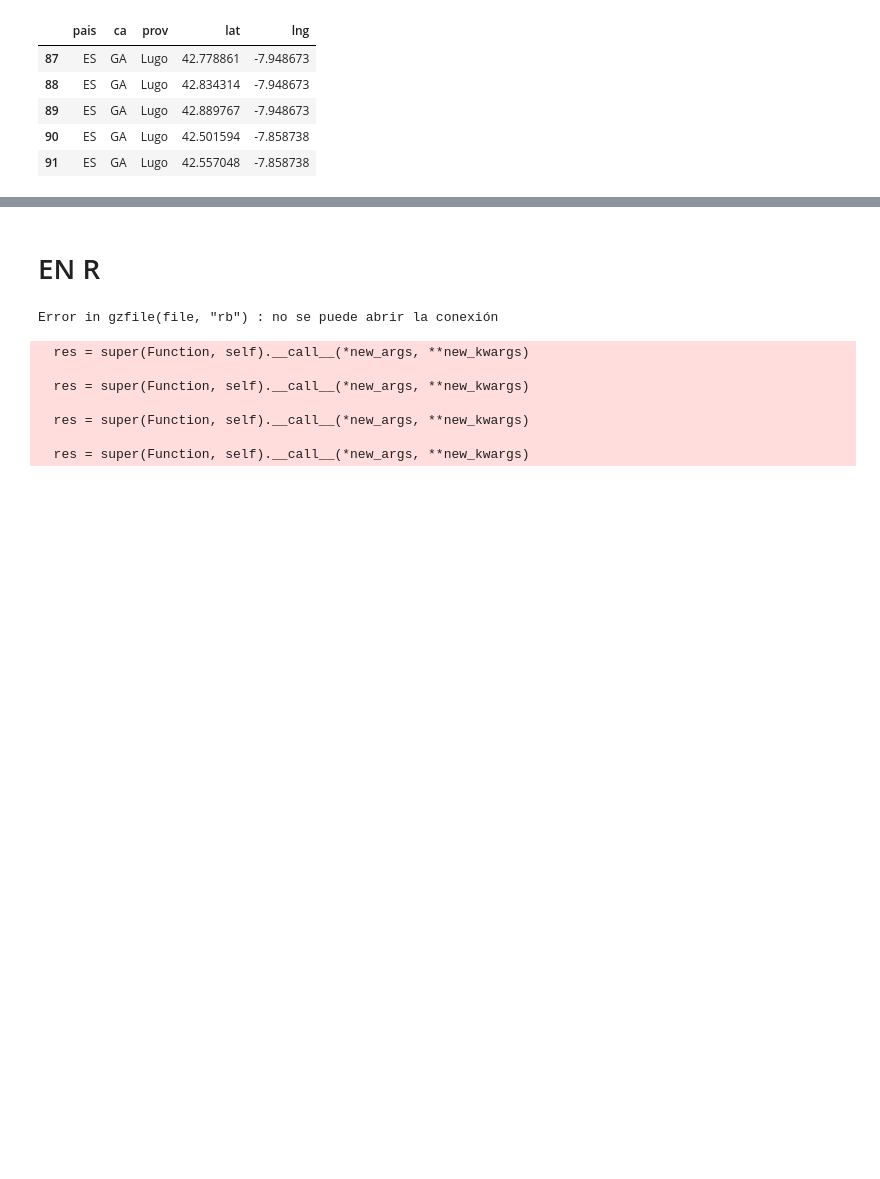
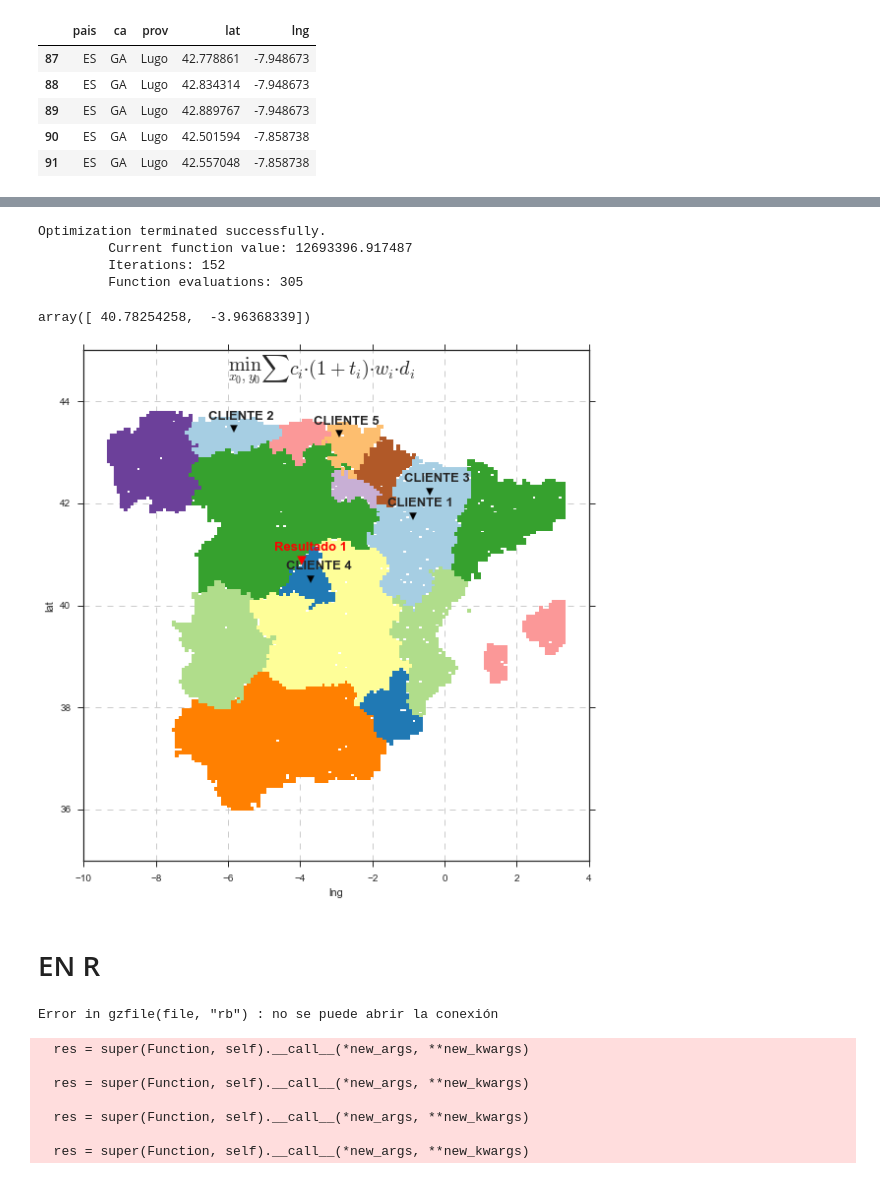
Before and after one commit to fagan2888/SIAD, a Jupyter notebook: Trabajo Grupo/mapa.ipynb, the cells around one changed output, grey strips where cells are left out. Saved outputs shown, nothing was run; the diff lists cells and outputs as text; code cells hidden in the pictures; blank space fills up the shorter version.

```diff
--- a/Trabajo Grupo/mapa.ipynb
+++ b/Trabajo Grupo/mapa.ipynb
@@ -447,3 +253,0 @@ len(ccaa)
-# %%
-for i,t in enumerate(ti):
-    print('%s t%s\t%s' % (ccaa[i], (i+1), t))
@@ -468,0 +254,2 @@ FALTAN DOS: CEUTA Y MELILLA
+# %%
+xys_ca = pd.read_csv(fca, index_col=0)
@@ -488,7 +323,79 @@ AL
 # %%
 def func_obj(xy0):
     'Función Obejtivo, xy0: Tupla, pares de coordenadas'
-    return sum(wi * ci * di(xy0))
+    return sum(wi * ci*(1+impuesto_ca(xy0)) * di(xy0))
+# %%
+res = fmin(func_obj, (40,-4))
+# %% [output]
+Optimization terminated successfully.
+         Current function value: 12693396.917487
+         Iterations: 152
+         Function evaluations: 305
+# %%
+res
+# %% [output]
+array([ 40.78254258,  -3.96368339])
+# %%
+#res = prueba
+plt.figure(figsize=(8,8))
+ax = plt.subplot(1,1,1)
+
+color = sns.color_palette("Paired", 17)
+
+n_color = list(map(int,'9  7 15 14 12 16 10  1  6  8 11 13  0  2  3  4  5'.split()))
+
+# TERRITORIO
+for i, region in enumerate(muestra_xys[muestra_xys.pais == 'ES'].ca.unique()):
+    i = n_color[i]
+    muestra_xys[muestra_xys.ca == region].plot(kind='scatter',
+                                               x='lng',
+                                               y='lat',
+                                               alpha=1,
+                                               ax=ax,
+                                               color=color[i],
+                                               marker='s',
+                                               linewidths=.0)
+# CLIENTES
+for i, (y, x) in enumerate(zip(data_clientes.lat.values, data_clientes.lng.values)):
+
+    plt.scatter(x,
+                y*1.0025,
+                color='black',
+                marker='v',
+                s=50)
+
+    plt.text(x - 0.7,
+             y + 0.3,
+             'CLIENTE %s' % (i+1),
+             weight='bold',
+             fontsize=13)
+
+# RESULTADO
+plt.scatter(res[1],
+            res[0]*1.0025,
+            color='red',
+            marker='v',
+            s=80)
+
+plt.text(res[1] - 0.75,
+         res[0] + 0.3,
+         'Resultado 1',
+         weight='bold',
+         color='red',
+         fontsize=13)
+
+plt.text(-6,
+         44.5,
+         '$\min_{x_0,y_0}{\sum{c_i·(1 + t_i)·w_i·d_i}}$',
+         weight='bold',
+         fontsize=20)
+
+plt.xlim(-10,4)
+ax.grid(True, linestyle='--')
+
+plt.tight_layout()
+# %% [output]
+[figure, added]
 # %% [markdown]
 # EN R
 # %%
```
Also changed, not shown: parts of 42 cells of this notebook, 1 other file.
